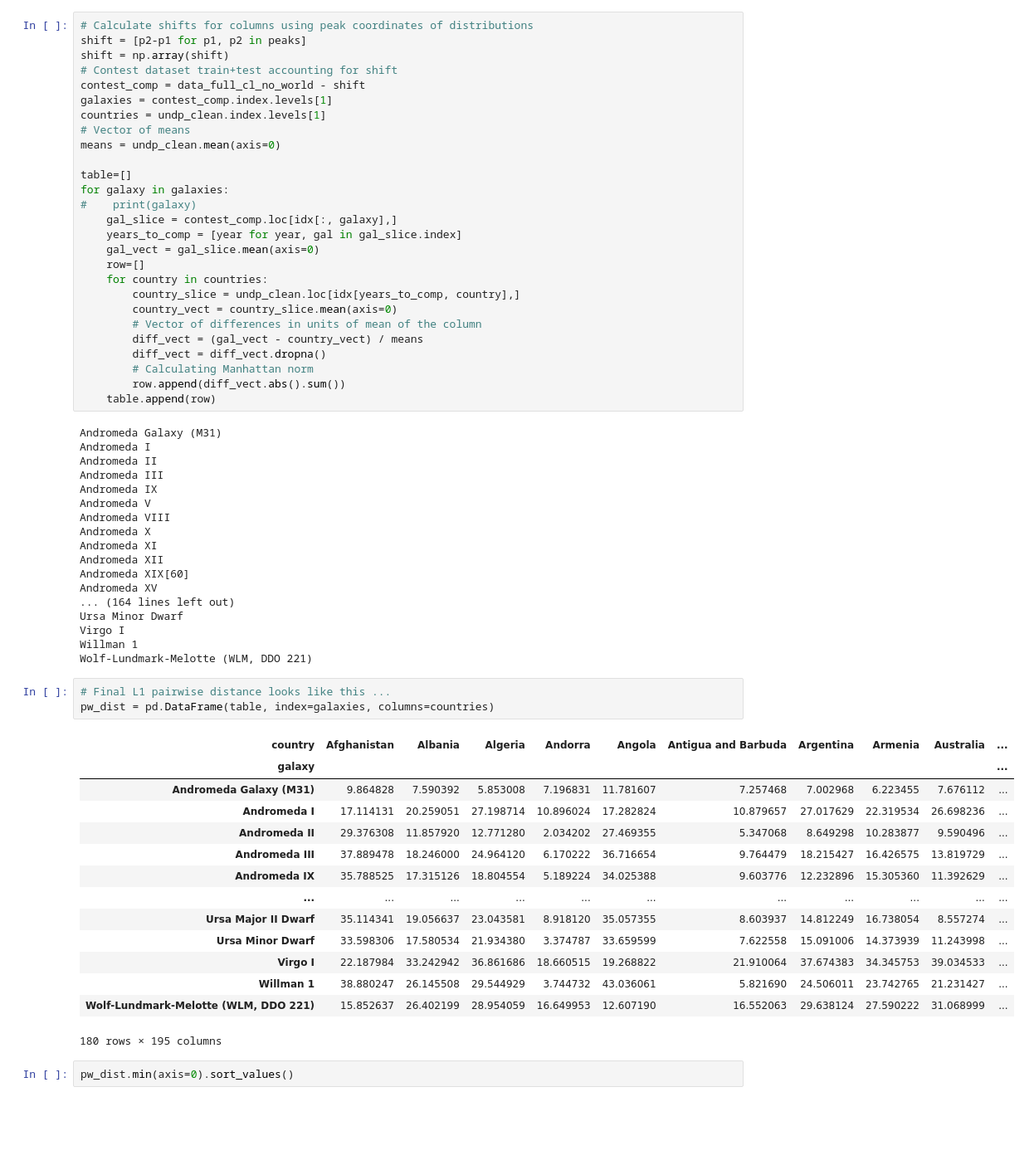
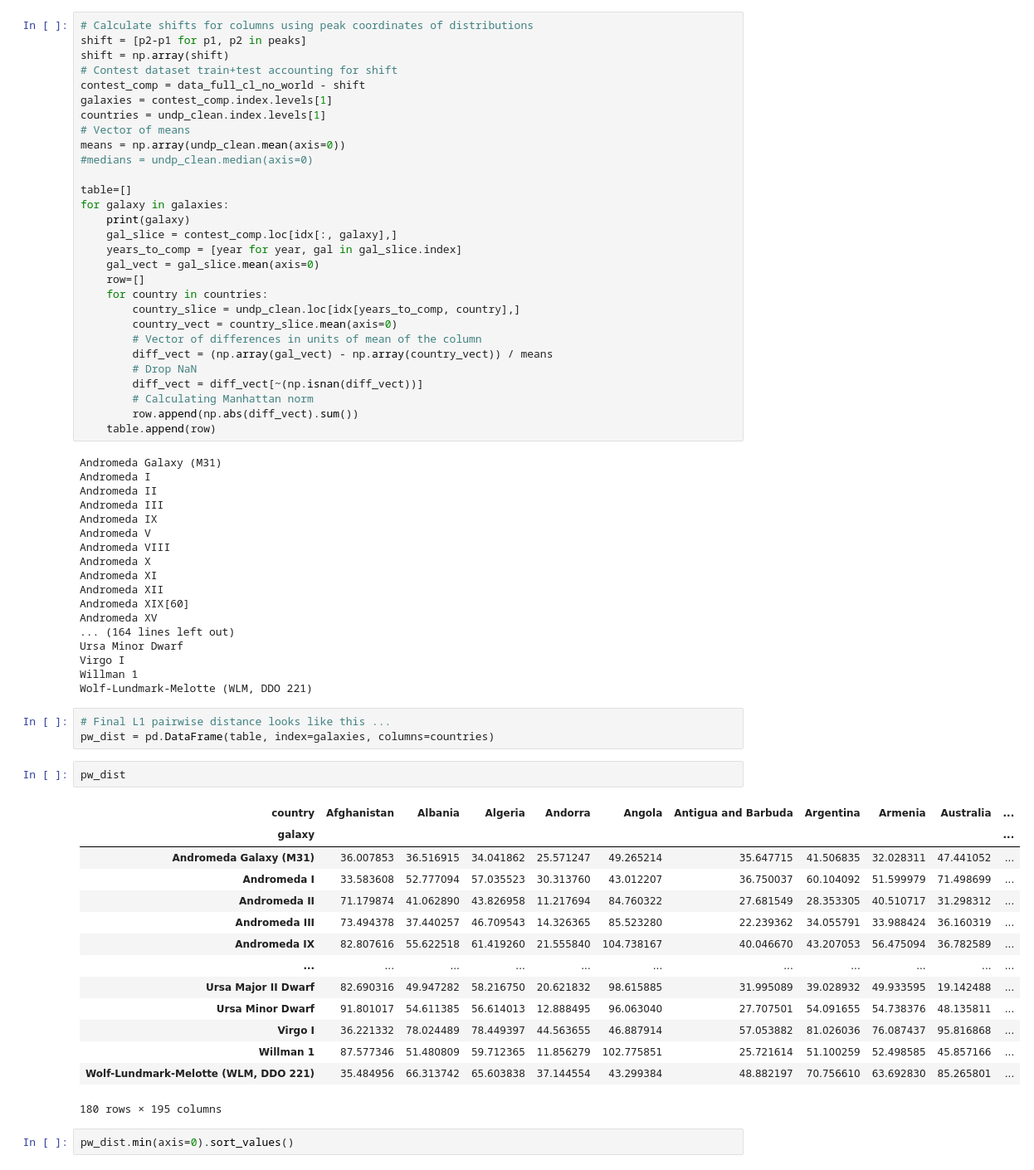
Before and after one commit to D1nay/prohack2020, a Jupyter notebook: Mapping countries to galaxies.ipynb, the cells around one changed output. Shown at 83% size. Drawn from its saved outputs; the diff is of its cells as text; blank space fills up the shorter version.

```diff
--- a/Mapping countries to galaxies.ipynb
+++ b/Mapping countries to galaxies.ipynb
@@ -528,11 +562,12 @@ contest_comp = data_full_cl_no_world - shift
 galaxies = contest_comp.index.levels[1]
 countries = undp_clean.index.levels[1]
 # Vector of means
-means = undp_clean.mean(axis=0)
+means = np.array(undp_clean.mean(axis=0))
+#medians = undp_clean.median(axis=0)
 
 table=[]
 for galaxy in galaxies:
-#    print(galaxy)
+    print(galaxy)
     gal_slice = contest_comp.loc[idx[:, galaxy],]
     years_to_comp = [year for year, gal in gal_slice.index]
     gal_vect = gal_slice.mean(axis=0)
@@ -541,10 +576,11 @@ for galaxy in galaxies:
         country_slice = undp_clean.loc[idx[years_to_comp, country],]
         country_vect = country_slice.mean(axis=0)
         # Vector of differences in units of mean of the column
-        diff_vect = (gal_vect - country_vect) / means
-        diff_vect = diff_vect.dropna()
+        diff_vect = (np.array(gal_vect) - np.array(country_vect)) / means
+        # Drop NaN
+        diff_vect = diff_vect[~(np.isnan(diff_vect))]
         # Calculating Manhattan norm
-        row.append(diff_vect.abs().sum())
+        row.append(np.abs(diff_vect).sum())
     table.append(row)
 # %% [output]
 Andromeda Galaxy (M31)
@@ -567,21 +603,23 @@ Wolf-Lundmark-Melotte (WLM, DDO 221)
 # %%
 # Final L1 pairwise distance looks like this ...
 pw_dist = pd.DataFrame(table, index=galaxies, columns=countries)
-# %% [output]
-| country | Afghanistan | Albania | Algeria | Andorra | Angola | Antigua and Barbuda | Argentina | Armenia | Australia | ... |
-| galaxy |  |  |  |  |  |  |  |  |  | ... |
-| Andromeda Galaxy (M31) | 9.864828 | 7.590392 | 5.853008 | 7.196831 | 11.781607 | 7.257468 | 7.002968 | 6.223455 | 7.676112 | ... |
-| Andromeda I | 17.114131 | 20.259051 | 27.198714 | 10.896024 | 17.282824 | 10.879657 | 27.017629 | 22.319534 | 26.698236 | ... |
-| Andromeda II | 29.376308 | 11.857920 | 12.771280 | 2.034202 | 27.469355 | 5.347068 | 8.649298 | 10.283877 | 9.590496 | ... |
-| Andromeda III | 37.889478 | 18.246000 | 24.964120 | 6.170222 | 36.716654 | 9.764479 | 18.215427 | 16.426575 | 13.819729 | ... |
-| Andromeda IX | 35.788525 | 17.315126 | 18.804554 | 5.189224 | 34.025388 | 9.603776 | 12.232896 | 15.305360 | 11.392629 | ... |
-| ... | ... | ... | ... | ... | ... | ... | ... | ... | ... | ... |
-| Ursa Major II Dwarf | 35.114341 | 19.056637 | 23.043581 | 8.918120 | 35.057355 | 8.603937 | 14.812249 | 16.738054 | 8.557274 | ... |
-| Ursa Minor Dwarf | 33.598306 | 17.580534 | 21.934380 | 3.374787 | 33.659599 | 7.622558 | 15.091006 | 14.373939 | 11.243998 | ... |
-| Virgo I | 22.187984 | 33.242942 | 36.861686 | 18.660515 | 19.268822 | 21.910064 | 37.674383 | 34.345753 | 39.034533 | ... |
-| Willman 1 | 38.880247 | 26.145508 | 29.544929 | 3.744732 | 43.036061 | 5.821690 | 24.506011 | 23.742765 | 21.231427 | ... |
-| Wolf-Lundmark-Melotte (WLM, DDO 221) | 15.852637 | 26.402199 | 28.954059 | 16.649953 | 12.607190 | 16.552063 | 29.638124 | 27.590222 | 31.068999 | ... |
-180 rows × 195 columns
+# %%
+pw_dist
+# %% [output]
+| country | Afghanistan | Albania | Algeria | Andorra | Angola | Antigua and Barbuda | Argentina | Armenia | Australia | ... |
+| galaxy |  |  |  |  |  |  |  |  |  | ... |
+| Andromeda Galaxy (M31) | 36.007853 | 36.516915 | 34.041862 | 25.571247 | 49.265214 | 35.647715 | 41.506835 | 32.028311 | 47.441052 | ... |
+| Andromeda I | 33.583608 | 52.777094 | 57.035523 | 30.313760 | 43.012207 | 36.750037 | 60.104092 | 51.599979 | 71.498699 | ... |
+| Andromeda II | 71.179874 | 41.062890 | 43.826958 | 11.217694 | 84.760322 | 27.681549 | 28.353305 | 40.510717 | 31.298312 | ... |
+| Andromeda III | 73.494378 | 37.440257 | 46.709543 | 14.326365 | 85.523280 | 22.239362 | 34.055791 | 33.988424 | 36.160319 | ... |
+| Andromeda IX | 82.807616 | 55.622518 | 61.419260 | 21.555840 | 104.738167 | 40.046670 | 43.207053 | 56.475094 | 36.782589 | ... |
+| ... | ... | ... | ... | ... | ... | ... | ... | ... | ... | ... |
+| Ursa Major II Dwarf | 82.690316 | 49.947282 | 58.216750 | 20.621832 | 98.615885 | 31.995089 | 39.028932 | 49.933595 | 19.142488 | ... |
+| Ursa Minor Dwarf | 91.801017 | 54.611385 | 56.614013 | 12.888495 | 96.063040 | 27.707501 | 54.091655 | 54.738376 | 48.135811 | ... |
+| Virgo I | 36.221332 | 78.024489 | 78.449397 | 44.563655 | 46.887914 | 57.053882 | 81.026036 | 76.087437 | 95.816868 | ... |
+| Willman 1 | 87.577346 | 51.480809 | 59.712365 | 11.856279 | 102.775851 | 25.721614 | 51.100259 | 52.498585 | 45.857166 | ... |
+| Wolf-Lundmark-Melotte (WLM, DDO 221) | 35.484956 | 66.313742 | 65.603838 | 37.144554 | 43.299384 | 48.882197 | 70.756610 | 63.692830 | 85.265801 | ... |
+180 rows × 195 columns
 # %%
 pw_dist.min(axis=0).sort_values()
 # %% [output]
```
Also changed, not shown: parts of 6 cells of this notebook.
